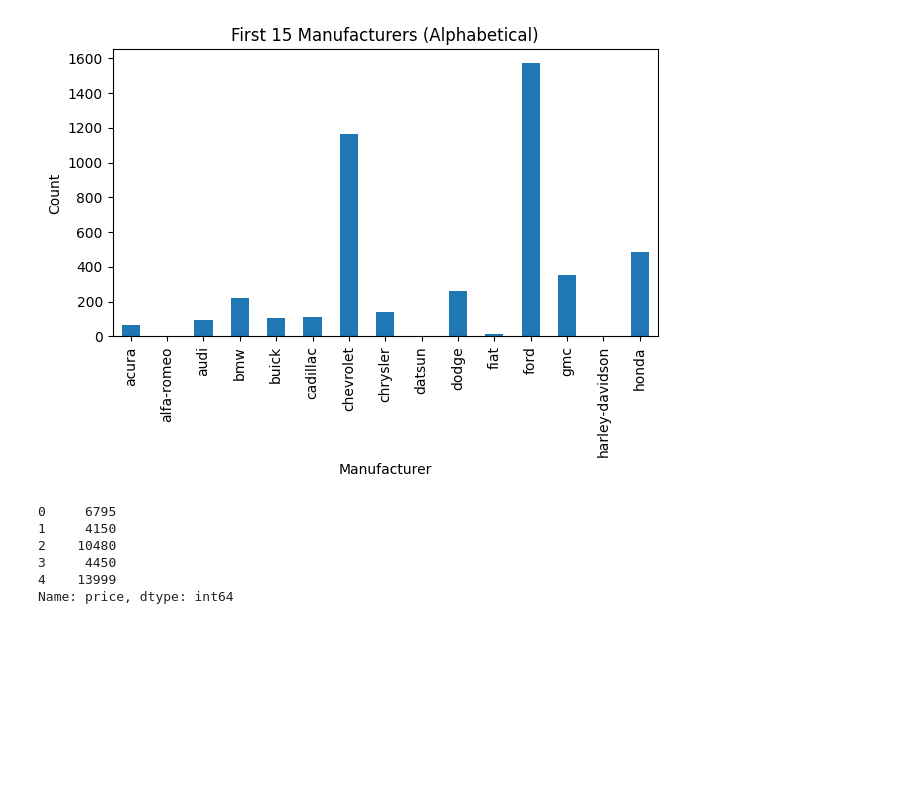
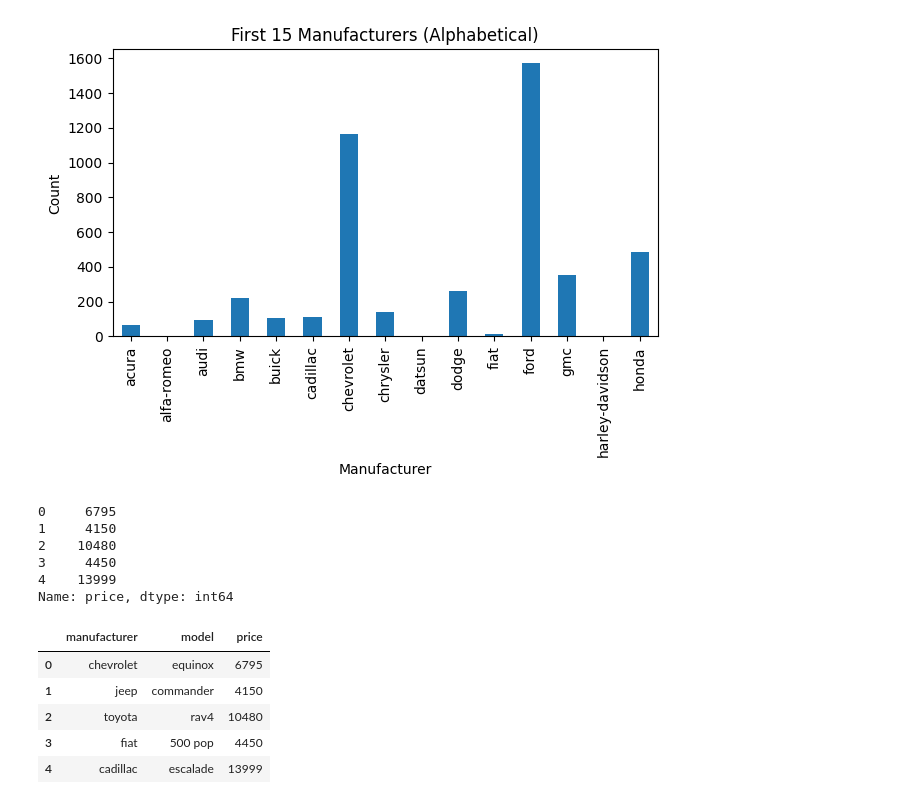
Before and after one commit to minSara02-FromTheStart/Pandas_Daily_Practice, a Jupyter notebook: Practice With JSON/JsonPractice.ipynb, the cells around one changed output. Saved outputs shown, nothing was run; the diff lists cells and outputs as text; code cells hidden in the pictures; blank space fills up the shorter version.

Commit message:
multiple columns

```diff
--- a/Practice With JSON/JsonPractice.ipynb
+++ b/Practice With JSON/JsonPractice.ipynb
@@ -164,3 +164,13 @@ df["price"].head()
 3     4450
 4    13999
 Name: price, dtype: int64
+# %%
+# Multiple columns
+df[["manufacturer", "model", "price"]].head()
+# %% [output]
+|  | manufacturer | model | price |
+| 0 | chevrolet | equinox | 6795 |
+| 1 | jeep | commander | 4150 |
+| 2 | toyota | rav4 | 10480 |
+| 3 | fiat | 500 pop | 4450 |
+| 4 | cadillac | escalade | 13999 |
```
